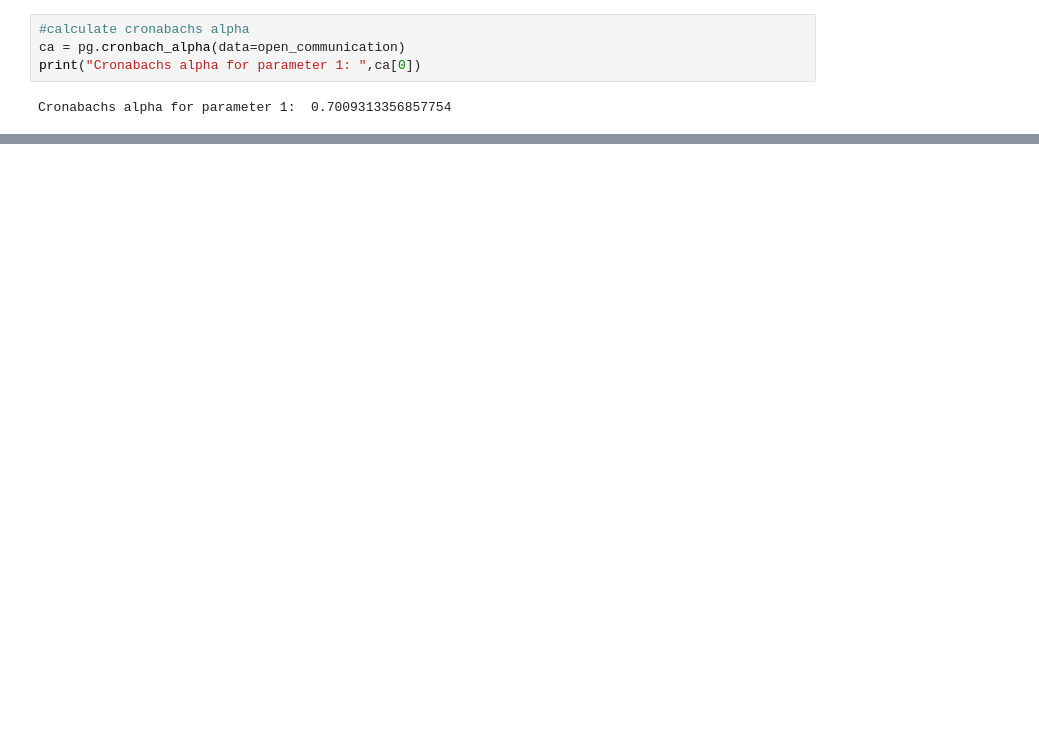
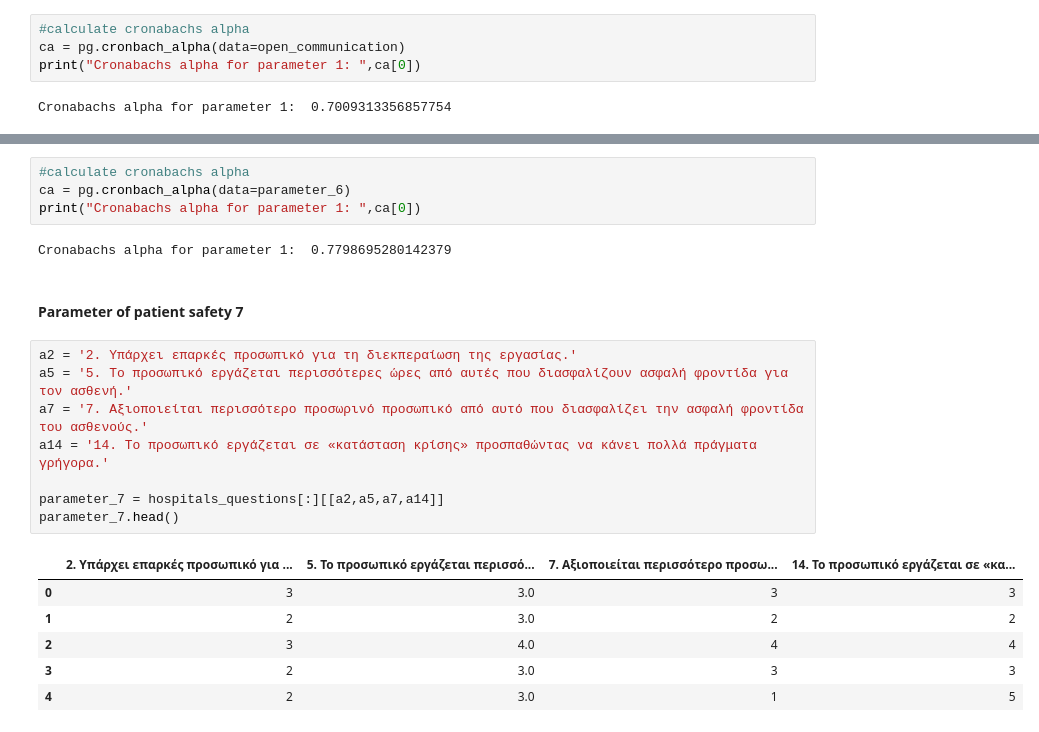
Before and after one commit to stathis99/Statistical-Analysis-for-Patient-Safety, a Jupyter notebook: Analysis.ipynb, the cells around one changed output, grey strips where cells are left out. Saved outputs shown, nothing was run; the diff lists cells and outputs as text; blank space fills up the shorter version.

Commit message:
new parameters

```diff
--- a/Analysis.ipynb
+++ b/Analysis.ipynb
@@ -121,0 +236,23 @@ Cronabachs alpha for parameter 1:  0.7009313356857754
+# %%
+#calculate cronabachs alpha
+ca = pg.cronbach_alpha(data=parameter_6)
+print("Cronabachs alpha for parameter 1: ",ca[0])
+# %% [output]
+Cronabachs alpha for parameter 1:  0.7798695280142379
+# %% [markdown]
+#### Parameter of patient safety 7
+# %%
+a2 = '2. Υπάρχει επαρκές προσωπικό για τη διεκπεραίωση της εργασίας.'
+a5 = '5. Το προσωπικό εργάζεται περισσότερες ώρες από αυτές που διασφαλίζουν ασφαλή φροντίδα για τον ασθενή.'
+a7 = '7. Αξιοποιείται περισσότερο προσωρινό προσωπικό από αυτό που διασφαλίζει την ασφαλή φροντίδα του ασθενούς.'
+a14 = '14. Το προσωπικό εργάζεται σε «κατάσταση κρίσης» προσπαθώντας να κάνει πολλά πράγματα γρήγορα.'
+
+parameter_7 = hospitals_questions[:][[a2,a5,a7,a14]]
+parameter_7.head()
+# %% [output]
+|  | 2. Υπάρχει επαρκές προσωπικό για ... | 5. Το προσωπικό εργάζεται περισσό... | 7. Αξιοποιείται περισσότερο προσω... | 14. Το προσωπικό εργάζεται σε «κα... |
+| 0 | 3 | 3.0 | 3 | 3 |
+| 1 | 2 | 3.0 | 2 | 2 |
+| 2 | 3 | 4.0 | 4 | 4 |
+| 3 | 2 | 3.0 | 3 | 3 |
+| 4 | 2 | 3.0 | 1 | 5 |
```
Also changed, not shown: parts of 30 cells of this notebook.
